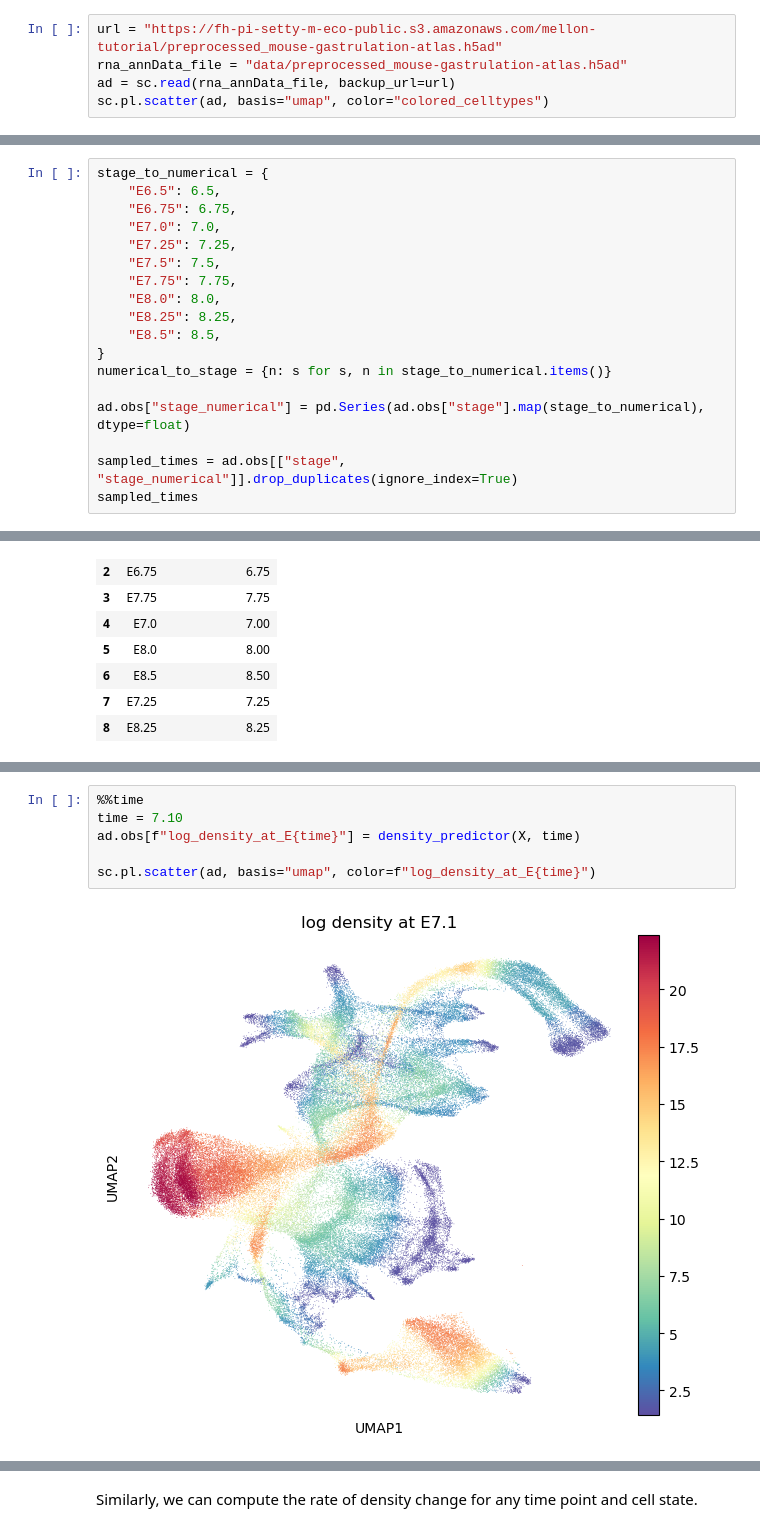
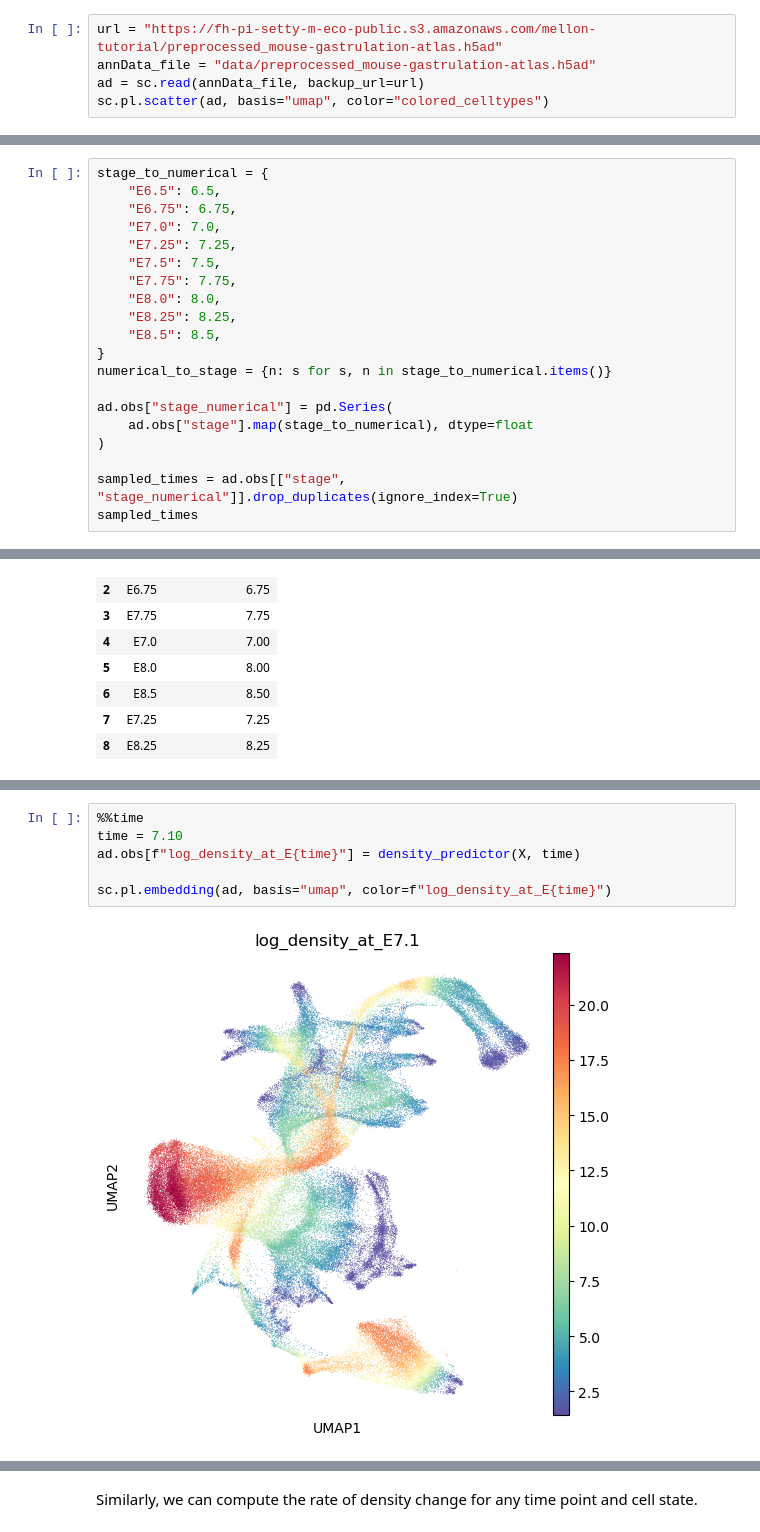
Before and after one commit to settylab/Mellon, a Jupyter notebook: notebooks/time-series_tutorial.ipynb, the cells around one changed output, grey strips where cells are left out. Cells and saved outputs as stored; diff of their text form.

Commit message:
include 2d map in time continuous tutorial

```diff
--- a/notebooks/time-series_tutorial.ipynb
+++ b/notebooks/time-series_tutorial.ipynb
@@ -37,8 +37,8 @@ matplotlib.rcParams['axes.spines.right'] = False
 InitiallyInitially, we will load the RNA AnnData file from a provided URL, saving it to a local disk for further analysis. If you prefer to store this file at a different location, modify the rna_annData_file path accordingly. The dataset contains preprocessed information pertaining to the mouse gastrulation atlas.
 # %%
 url = "https://fh-pi-setty-m-eco-public.s3.amazonaws.com/mellon-tutorial/preprocessed_mouse-gastrulation-atlas.h5ad"
-rna_annData_file = "data/preprocessed_mouse-gastrulation-atlas.h5ad"
-ad = sc.read(rna_annData_file, backup_url=url)
+annData_file = "data/preprocessed_mouse-gastrulation-atlas.h5ad"
+ad = sc.read(annData_file, backup_url=url)
 sc.pl.scatter(ad, basis="umap", color="colored_celltypes")
 # %% [output]
 [figure]
@@ -60,7 +60,9 @@ stage_to_numerical = {
 }
 numerical_to_stage = {n: s for s, n in stage_to_numerical.items()}
 
-ad.obs["stage_numerical"] = pd.Series(ad.obs["stage"].map(stage_to_numerical), dtype=float)
+ad.obs["stage_numerical"] = pd.Series(
+    ad.obs["stage"].map(stage_to_numerical), dtype=float
+)
 
 sampled_times = ad.obs[["stage", "stage_numerical"]].drop_duplicates(ignore_index=True)
 sampled_times
@@ -111,8 +116,8 @@ The cell-state density can be evaluated for any time point. For instance, we can
 # %%
 %%time
 time = 7.10
 ad.obs[f"log_density_at_E{time}"] = density_predictor(X, time)
 
-sc.pl.scatter(ad, basis="umap", color=f"log_density_at_E{time}")
+sc.pl.embedding(ad, basis="umap", color=f"log_density_at_E{time}")
 # %% [output]
-[figure, old version]
+[figure, new version]
```
Also changed, not shown: parts of 15 cells of this notebook.
